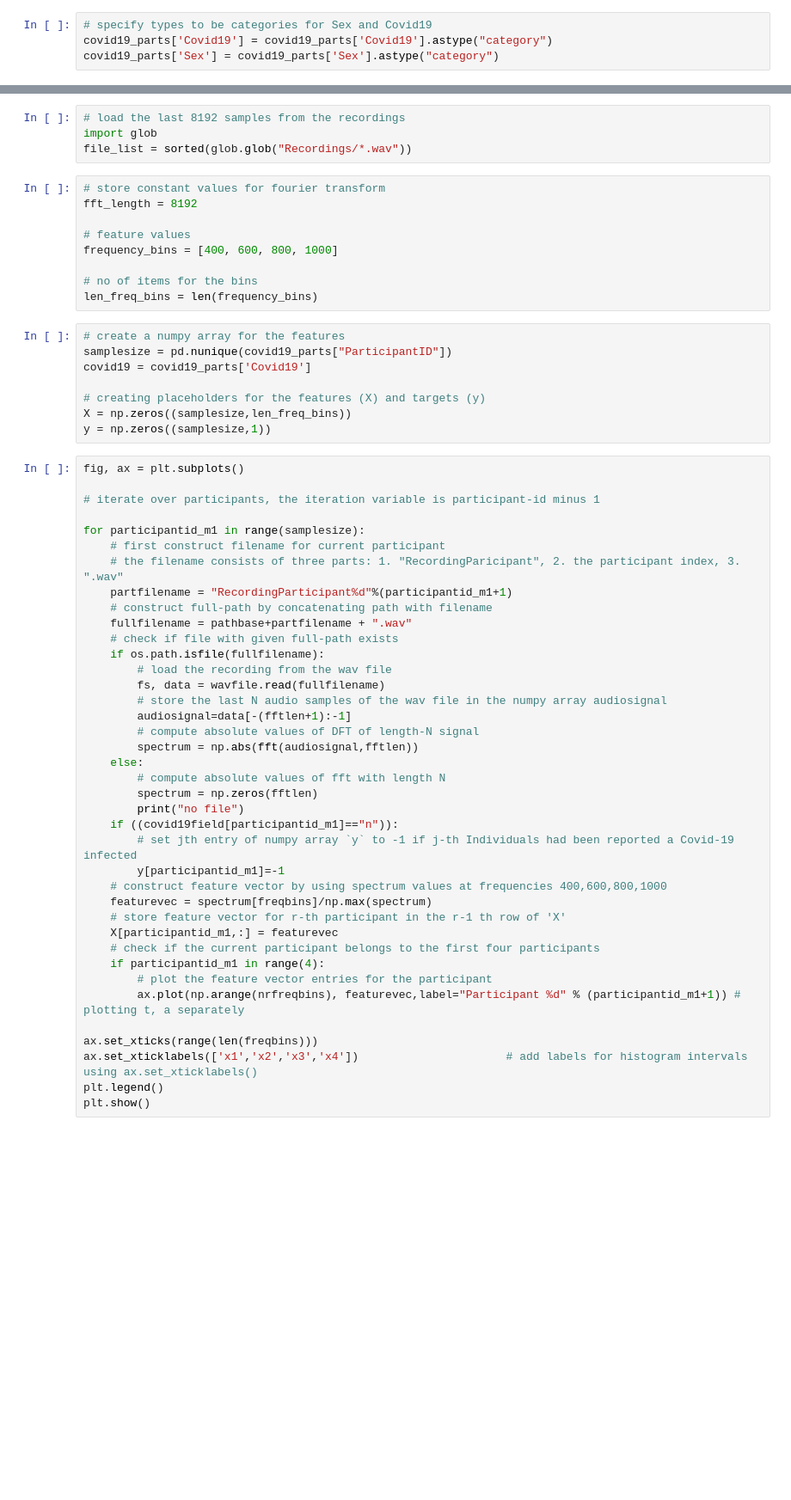
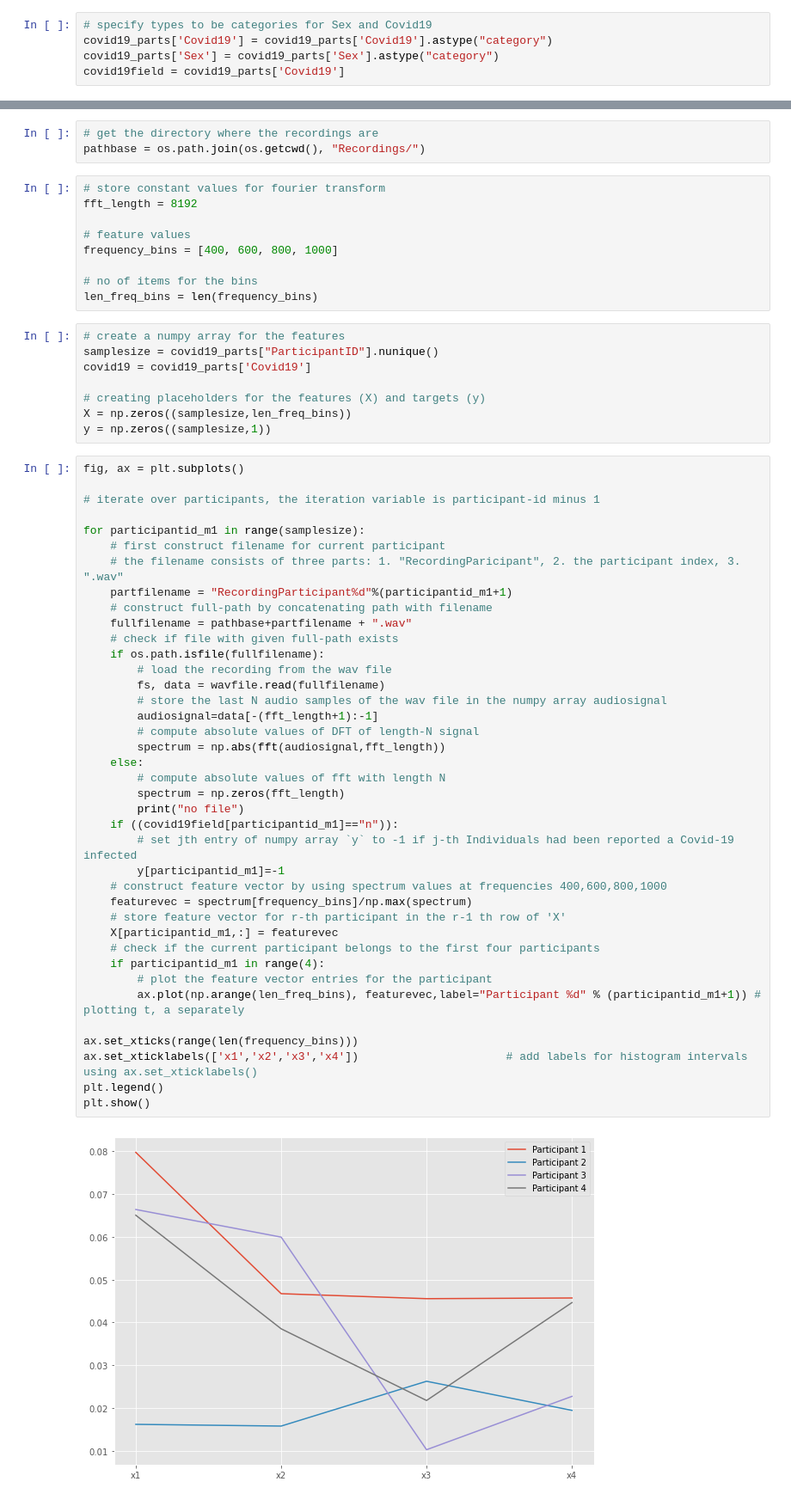
Before and after one commit to Shuyib/fl-predict-covid-19, a Jupyter notebook: EDA-covid-19-sim-data.ipynb, the cells around one changed output, grey strips where cells are left out. Shown at 86% size. Saved outputs shown, nothing was run; the diff lists cells and outputs as text; blank space fills up the shorter version.

Commit message:
Add plot for covid plot.

```diff
--- a/EDA-covid-19-sim-data.ipynb
+++ b/EDA-covid-19-sim-data.ipynb
@@ -64,6 +66,7 @@ covid19_parts.head()
 # specify types to be categories for Sex and Covid19
 covid19_parts['Covid19'] = covid19_parts['Covid19'].astype("category")
 covid19_parts['Sex'] = covid19_parts['Sex'].astype("category")
+covid19field = covid19_parts['Covid19']
 # %%
 # confirm the data types
 covid19_parts.dtypes
@@ -213,9 +214,8 @@ Interpretation: There seems to be a pattern with the participants who have covid
 # %% [markdown]
 # Extract Features and Labels for Individuals
 # %%
-# load the last 8192 samples from the recordings
-import glob
-file_list = sorted(glob.glob("Recordings/*.wav"))
+# get the directory where the recordings are
+pathbase = os.path.join(os.getcwd(), "Recordings/")
 # %%
 # store constant values for fourier transform
 fft_length = 8192
@@ -227,7 +227,7 @@ frequency_bins = [400, 600, 800, 1000]
 len_freq_bins = len(frequency_bins)
 # %%
 # create a numpy array for the features
-samplesize = pd.nunique(covid19_parts["ParticipantID"])
+samplesize = covid19_parts["ParticipantID"].nunique()
 covid19 = covid19_parts['Covid19']
 
 # creating placeholders for the features (X) and targets (y)
@@ -239,36 +239,38 @@ fig, ax = plt.subplots()
 # iterate over participants, the iteration variable is participant-id minus 1
 
 for participantid_m1 in range(samplesize):
     # first construct filename for current participant
     # the filename consists of three parts: 1. "RecordingParicipant", 2. the participant index, 3. ".wav"
     partfilename = "RecordingParticipant%d"%(participantid_m1+1)
     # construct full-path by concatenating path with filename
     fullfilename = pathbase+partfilename + ".wav"
     # check if file with given full-path exists
     if os.path.isfile(fullfilename):
         # load the recording from the wav file
         fs, data = wavfile.read(fullfilename)
         # store the last N audio samples of the wav file in the numpy array audiosignal
-        audiosignal=data[-(fftlen+1):-1]
+        audiosignal=data[-(fft_length+1):-1]
         # compute absolute values of DFT of length-N signal
-        spectrum = np.abs(fft(audiosignal,fftlen))
+        spectrum = np.abs(fft(audiosignal,fft_length))
     else:
         # compute absolute values of fft with length N
-        spectrum = np.zeros(fftlen)
+        spectrum = np.zeros(fft_length)
         print("no file")
     if ((covid19field[participantid_m1]=="n")):
         # set jth entry of numpy array `y` to -1 if j-th Individuals had been reported a Covid-19 infected
         y[participantid_m1]=-1
     # construct feature vector by using spectrum values at frequencies 400,600,800,1000
-    featurevec = spectrum[freqbins]/np.max(spectrum)
+    featurevec = spectrum[frequency_bins]/np.max(spectrum)
     # store feature vector for r-th participant in the r-1 th row of 'X'
     X[participantid_m1,:] = featurevec
     # check if the current participant belongs to the first four participants
     if participantid_m1 in range(4):
         # plot the feature vector entries for the participant
-        ax.plot(np.arange(nrfreqbins), featurevec,label="Participant %d" % (participantid_m1+1)) # plotting t, a separately
+        ax.plot(np.arange(len_freq_bins), featurevec,label="Participant %d" % (participantid_m1+1)) # plotting t, a separately
 
-ax.set_xticks(range(len(freqbins)))
+ax.set_xticks(range(len(frequency_bins)))
 ax.set_xticklabels(['x1','x2','x3','x4'])                      # add labels for histogram intervals using ax.set_xticklabels()
 plt.legend()
 plt.show()
+# %% [output]
+[figure, added]
```
Also changed, not shown: parts of 8 cells of this notebook.
